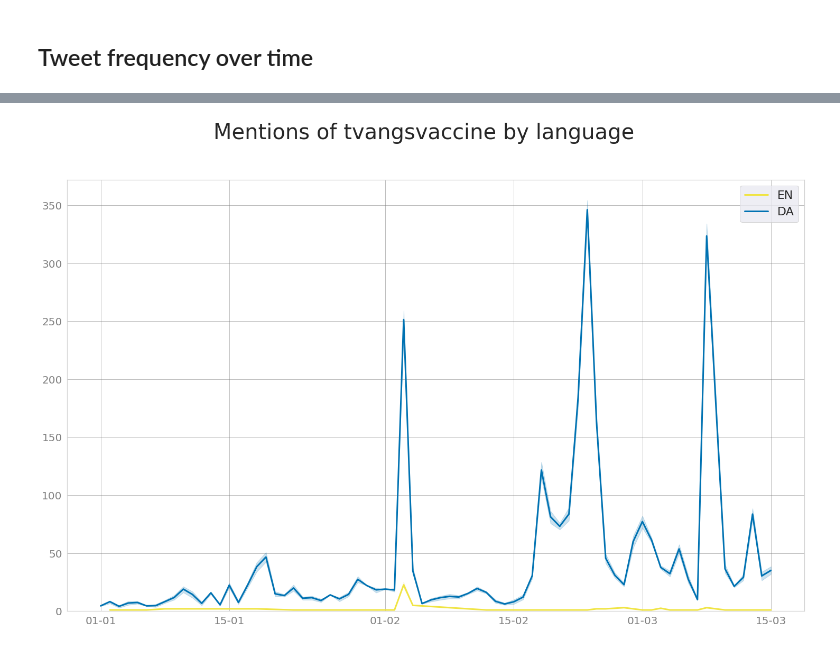
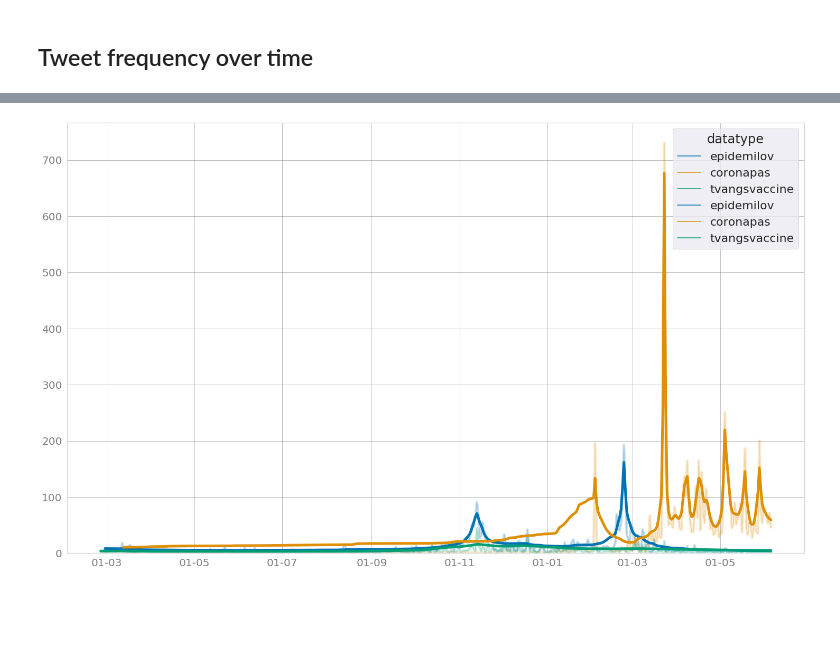
Before and after one commit to stinenyhus/HOPE-keyword-query-Twitter, a Jupyter notebook: notebooks/coronapas-tvangsvaccine-epidemilov.ipynb, the cells around one changed output, grey strips where cells are left out. Saved outputs shown, nothing was run; the diff lists cells and outputs as text; code cells hidden in the pictures; blank space fills up the shorter version.

Commit message:
cleaning up visuals code

```diff
--- a/notebooks/coronapas-tvangsvaccine-epidemilov.ipynb
+++ b/notebooks/coronapas-tvangsvaccine-epidemilov.ipynb
@@ -73,8 +13,10 @@ data_prefixes
 # %%
+df = pd.DataFrame()
+
 # Add our scrape
 for data_prefix in data_prefixes[0:2]:
-    filename = "../" + data_prefix + "_vis.csv"
-    df_temp = pd.read_csv(filename)
+    filename = "../" + data_prefix + "_smoothed*.csv"
+    df_temp = pd.read_csv(glob.glob(filename)[0])
     df_temp = df_temp.sort_values("created_at")
     ic(len(df_temp))
     df_temp["datatype"] = data_prefix
@@ -86,7 +28,7 @@ ic| len(df_temp): 1633
 # %%
 # Add our scrape
-filename = "../" + "tvangsvaccin" + "_vis.csv"
-df_temp = pd.read_csv(filename)
+filename = "../" + "tvangsvaccin" + "_smoothed*.csv"
+df_temp = pd.read_csv(glob.glob(filename)[0])
 df_temp = df_temp.sort_values("created_at")
 ic(len(df_temp))
 df_temp["datatype"] = "tvangsvaccine"
@@ -109,3 +39,2 @@ ic| len(df_temp): 1222
 # %%
-df["date"] = pd.to_datetime(df["created_at"], utc=True).dt.strftime('%Y-%m-%d')
 df["date"] = pd.to_datetime(df["date"])
@@ -128,2 +40,0 @@ def detect_lang(row):
-# %%
-df["lang"] = df.apply(lambda row: detect_lang(row), axis = 1)
@@ -271,47 +62,46 @@ def gaussian_kernel(arr, sigma=False, fwhm=False):
 # %%
 matplotlib.rc('ytick', labelsize=20)
 matplotlib.rc('xtick', labelsize=20)
-
-nr_colors = len(freq_df["date"].unique())
 
 themes.theme_minimal(grid=False, ticks=False, fontsize=18)
 a4_dims = (25,15) #(11.7, 8.27)
 
 palette = ["#000000", "#E69F00", "#56B4E9", "#009E73", "#F0E442", "#0072B2", "#D55E00", "#CC79A7"]
 
 fig, (ax1) = plt.subplots(1,1, figsize=a4_dims)
 sns.set(font_scale = 2)
 
 
 ax2 = sns.lineplot(x="date", y="nr_of_tweets",
-                  color = palette[4],
-                   label = "EN",
-                   #alpha = 0.30,
-                     linewidth = 3, data = en_freq_df)
-ax2 = sns.lineplot(x="date", y="nr_of_tweets",
-                  color = palette[5],
-                   label = "DA",
-                     linewidth = 3, data = da_freq_df)
+                  palette = "colorblind",
+                   hue = "datatype",
+                   alpha = 0.2,
+                     linewidth = 5, data = df)
+
+ax2 = sns.lineplot(x="date", y="s200_nr_of_tweets",
+                  palette = "colorblind",
+                   hue = "datatype",
+                     linewidth = 5, data = df)
 
 
 ax1.set(xlabel="", ylabel = "")
 ax1.xaxis.get_label().set_fontsize(40)
 ax1.yaxis.get_label().set_fontsize(40)
 
 ax1.grid(color='grey', linestyle='-', linewidth=0.5, which= "both")
 
 # Define the date format
 ax1.xaxis_date()
 date_form = mdates.DateFormatter("%d-%m")
 ax1.xaxis.set_major_formatter(date_form)
 
 ax1.set(ylim=(0, None))
-name = "Mentions of " + data_prefix + " by language"
-fig.suptitle(name, size = "40")
+#name = "Mentions of " + data_prefix + " by language"
+#fig.suptitle(name, size = "40")
 
 #plot_name = "fig/all_vaccin_mentions_winter.png"
 #fig.savefig(plot_name)
 
 fig.show()
 # %% [output]
-[figure, old version]
+[figure, new version]
```
Also changed, not shown: parts of 68 cells of this notebook, 1 other file.
